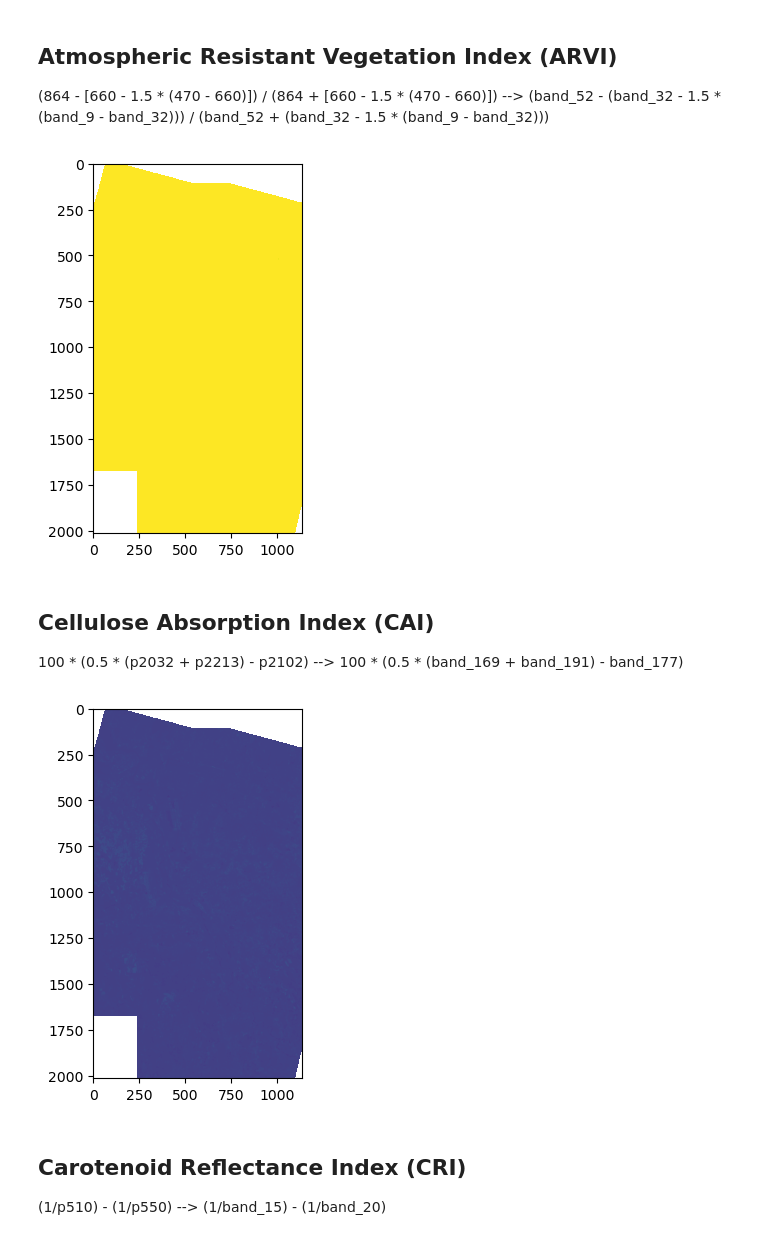
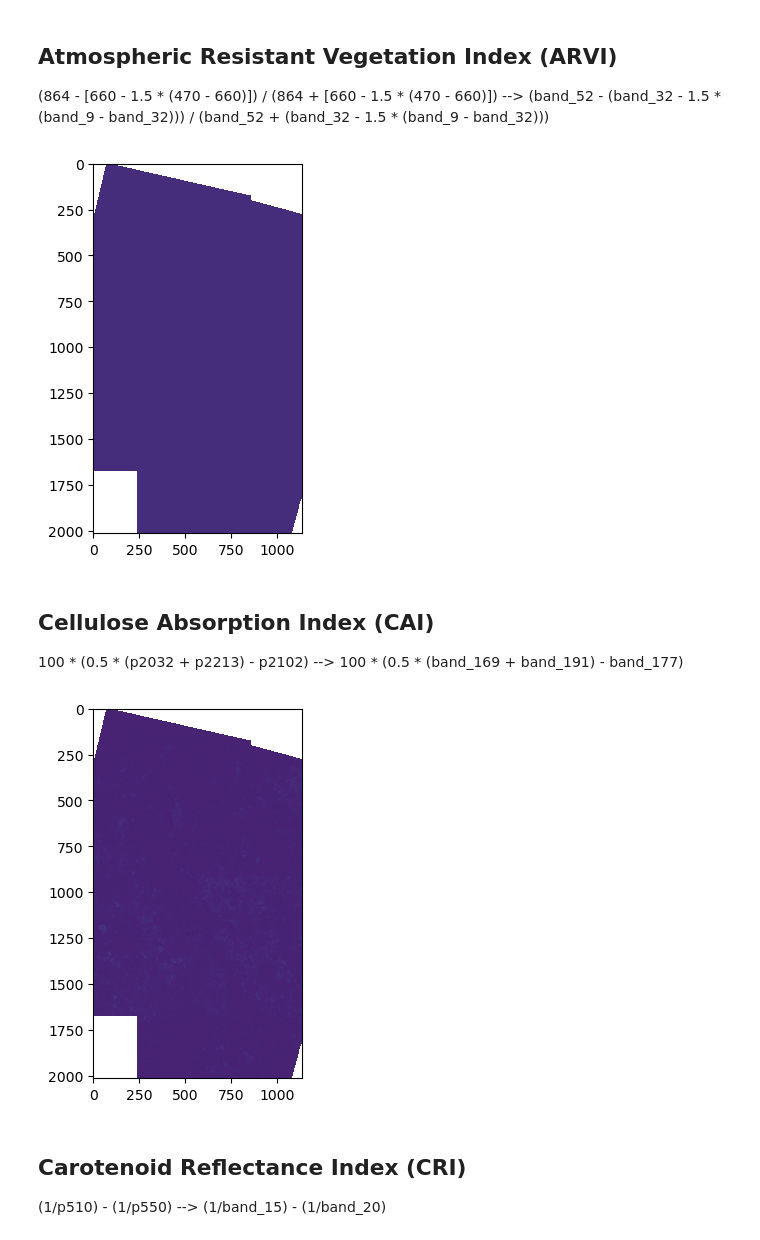
Before and after one commit to IAGO1215/TicinoBiodivMapBicocca, a Jupyter notebook: Python/P5-Indices Calculation and Stack.ipynb, the cells around one changed output. Saved outputs shown, nothing was run; the diff lists cells and outputs as text; code cells hidden in the pictures.

```diff
--- a/Python/P5-Indices Calculation and Stack.ipynb
+++ b/Python/P5-Indices Calculation and Stack.ipynb
@@ -44,3 +47,7 @@ raster_Raw
+# %%
+# Set here the raster to be used to calculate these indices
+raster_Sel = raster_Raw[2]
+raster_Names_Sel = raster_Names[2]
 # %% [markdown]
 ## Anthocyanin Reflectance Index (ARI)
 (1/550) - (1/700)  --> (1/b20) - (1/b37)
@@ -81,29 +88,29 @@ plt.show()
 (864 - [660 - 1.5 * (470 - 660)]) / (864 + [660 - 1.5 * (470 - 660)]) --> (band_52 - (band_32 - 1.5 * (band_9 - band_32))) / (band_52 + (band_32 - 1.5 * (band_9 - band_32)))
 # %%
 # Read the bands
-band_52 = raster_Raw[0].read(52)
+band_52 = raster_Sel.read(52)
 band_52 = np.ma.masked_array(band_52, mask = (band_52 == 0))
-band_32 = raster_Raw[0].read(32)
+band_32 = raster_Sel.read(32)
 band_32 = np.ma.masked_array(band_32, mask = (band_32 == 0))
-band_9 = raster_Raw[0].read(9)
+band_9 = raster_Sel.read(9)
 band_9 = np.ma.masked_array(band_9, mask = (band_9 == 0))
 # Calculation based on the formula
 band_ARVI = (band_52 - (band_32 - 1.5 * (band_9 - band_32))) / (band_52 + (band_32 - 1.5 * (band_9 - band_32)))
 # Plot to check if any obvious anomaly
 plt.imshow(band_ARVI)
 plt.show()
 # %% [output]
-[figure, old version]
+[figure, new version]
 # %% [markdown]
 ## Cellulose Absorption Index (CAI)
 100 * (0.5 * (p2032 + p2213) - p2102) --> 100 * (0.5 * (band_169 + band_191) - band_177)
 # %%
 # Read the bands (Mask the pixels where there are non values or zero)
-band_169 = raster_Raw[0].read(169)
+band_169 = raster_Sel.read(169)
 band_169 = np.ma.masked_array(band_169, mask = (band_169 == 0))
-band_191 = raster_Raw[0].read(191)
+band_191 = raster_Sel.read(191)
 band_191 = np.ma.masked_array(band_191, mask = (band_191 == 0))
-band_177 = raster_Raw[0].read(177)
+band_177 = raster_Sel.read(177)
 band_177 = np.ma.masked_array(band_177, mask = (band_177 == 0))
 # Calculation based on the formula
 band_CAI = 100 * (0.5 * (band_169 + band_191) - band_177)
@@ -111,7 +118,7 @@ band_CAI = 100 * (0.5 * (band_169 + band_191) - band_177)
 plt.imshow(band_CAI)
 plt.show()
 # %% [output]
-[figure, old version]
+[figure, new version]
 # %% [markdown]
 ## Carotenoid Reflectance Index (CRI)
 (1/p510) - (1/p550) --> (1/band_15) - (1/band_20)
```
Also changed, not shown: parts of 37 cells of this notebook, 21 other files.
